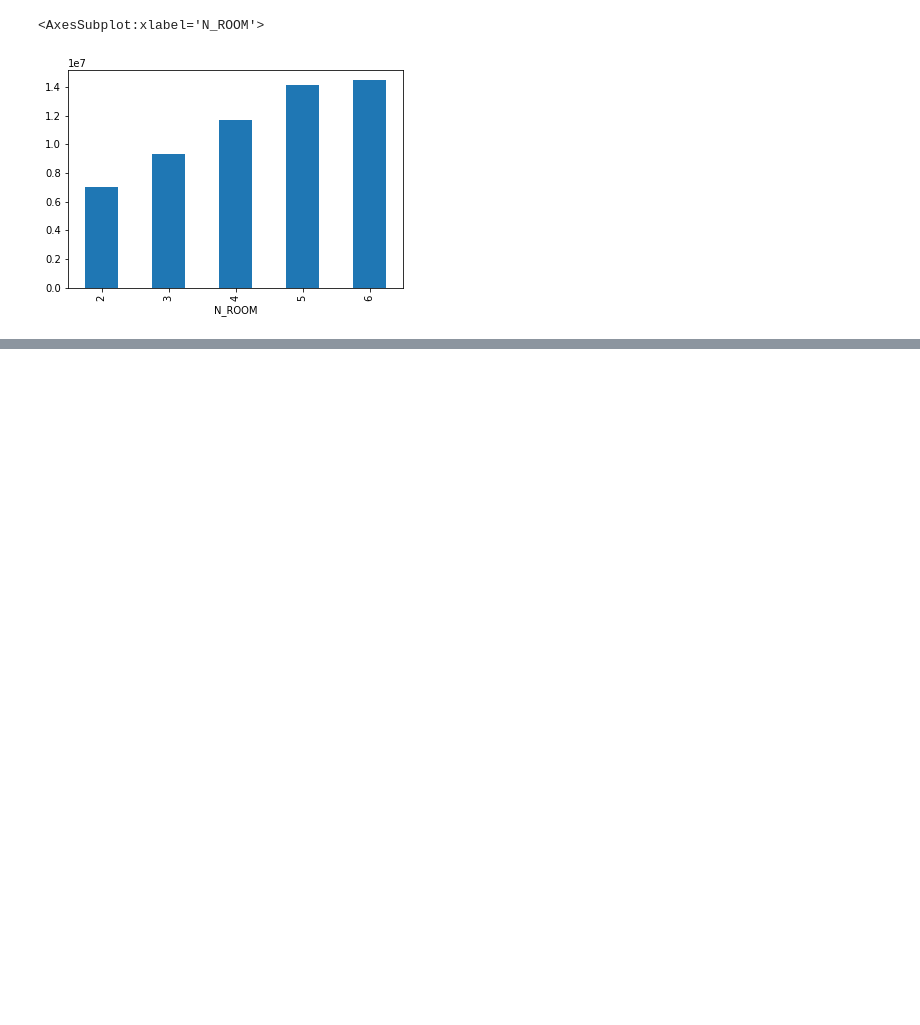
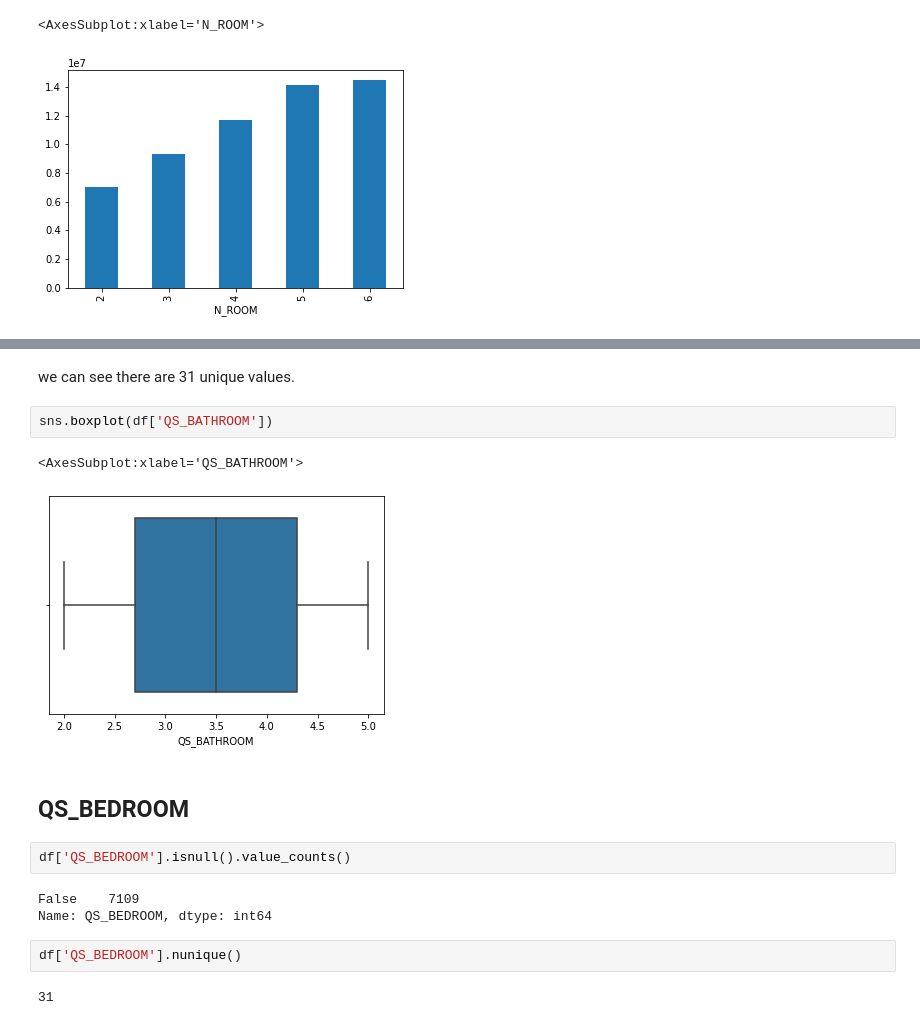
Before and after one commit to Harish-aditya/House-price-prediction, a Jupyter notebook: House price prediction.ipynb, the cells around one changed output, grey strips where cells are left out. Saved outputs shown, nothing was run; the diff lists cells and outputs as text; blank space fills up the shorter version.

```diff
--- a/House price prediction.ipynb
+++ b/House price prediction.ipynb
@@ -480,0 +545,18 @@ df.groupby('N_ROOM')['SALES_PRICE'].mean().sort_values(ascending=True).plot.bar(
+# %% [markdown]
+we can see there are 31 unique values.
+# %%
+sns.boxplot(df['QS_BATHROOM'])
+# %% [output]
+<AxesSubplot:xlabel='QS_BATHROOM'>
+[figure, added]
+# %% [markdown]
+## QS_BEDROOM
+# %%
+df['QS_BEDROOM'].isnull().value_counts()
+# %% [output]
+False    7109
+Name: QS_BEDROOM, dtype: int64
+# %%
+df['QS_BEDROOM'].nunique()
+# %% [output]
+31
```
Also changed, not shown: parts of 12 cells of this notebook.
